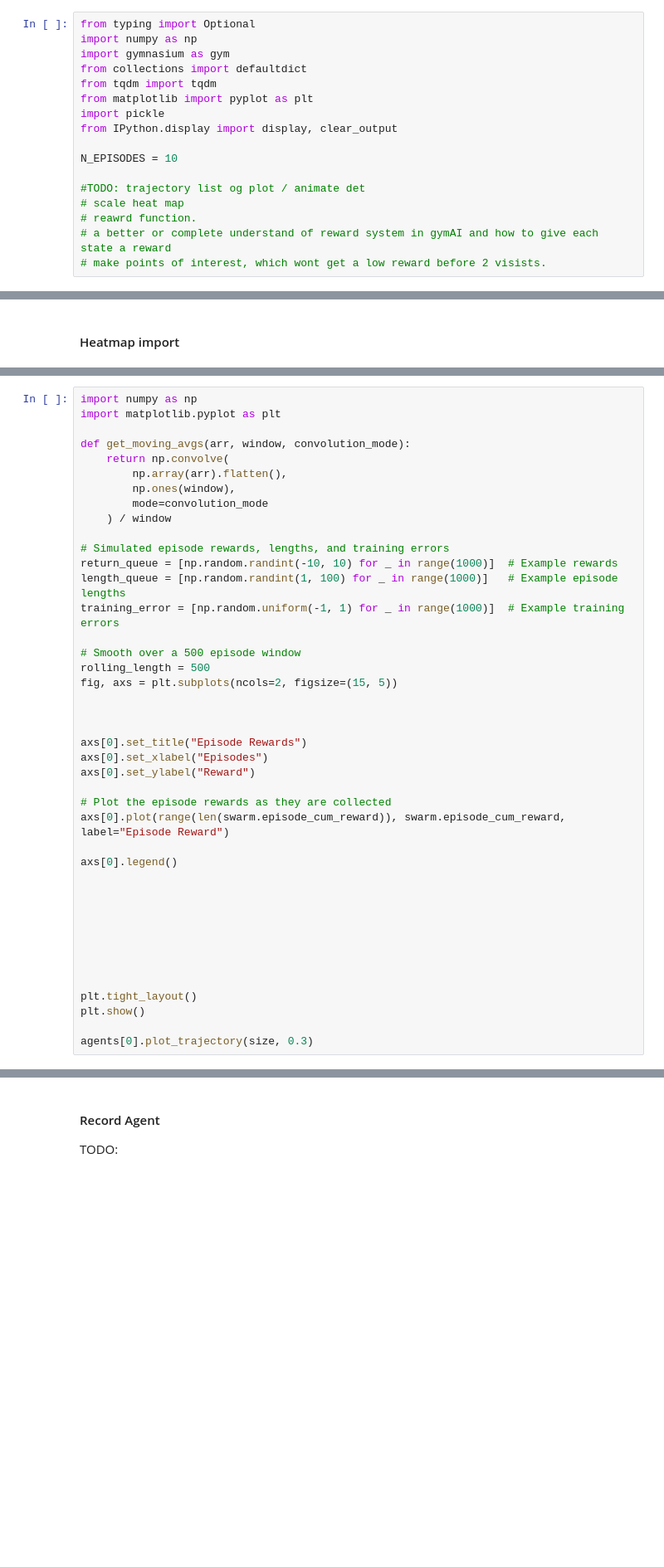
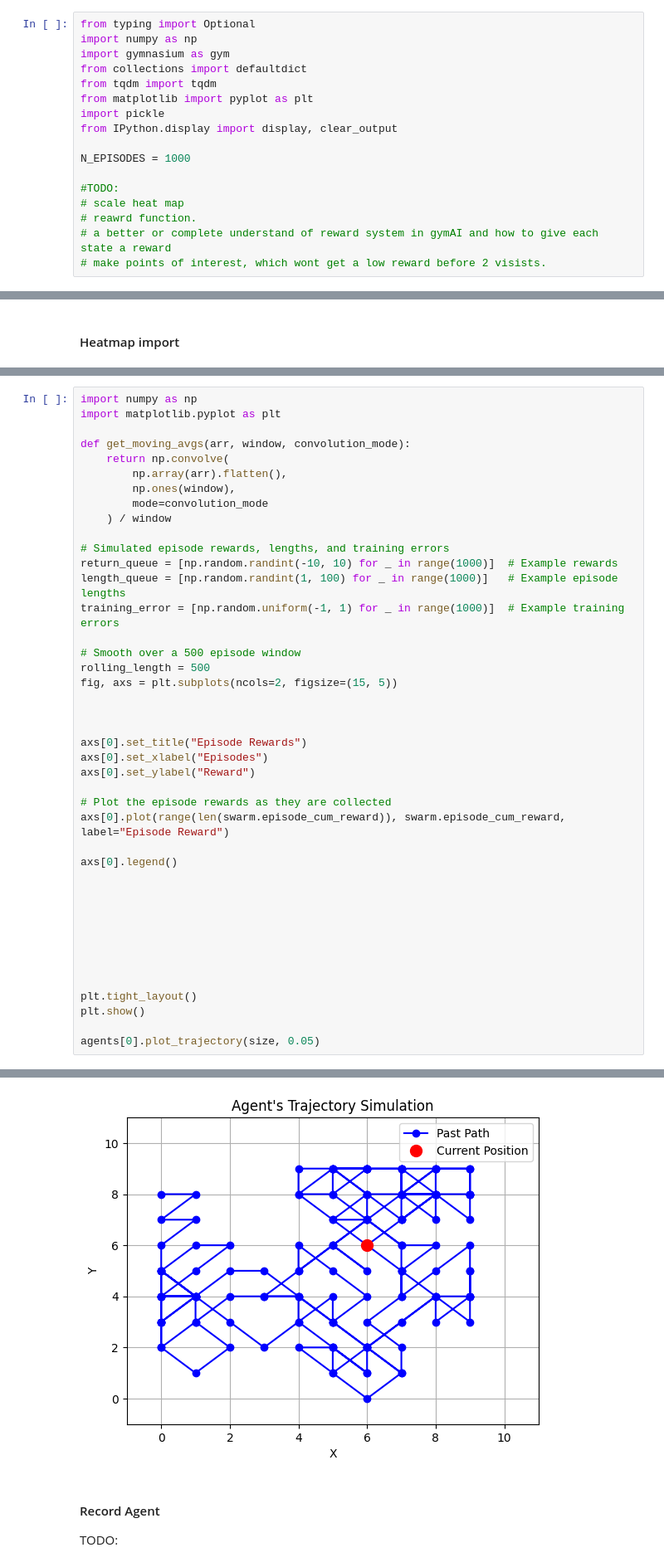
Before and after one commit to TheJoboReal/Bachelor, a Jupyter notebook: src/gym.ipynb, the cells around one changed output, grey strips where cells are left out. Shown: that part at 83% size. Cells and saved outputs as stored; diff of their text form; blank space fills up the shorter version.

```diff
--- a/src/gym.ipynb
+++ b/src/gym.ipynb
@@ -30,9 +30,9 @@ from matplotlib import pyplot as plt
 import pickle
 from IPython.display import display, clear_output
 
-N_EPISODES = 10
+N_EPISODES = 1000
 
-#TODO: trajectory list og plot / animate det
+#TODO:
 # scale heat map
 # reawrd function.
 # a better or complete understand of reward system in gymAI and how to give each state a reward
@@ -468,5 +466,5 @@ axs[0].legend()
 plt.tight_layout()
 plt.show()
 
-agents[0].plot_trajectory(size, 0.3)
+agents[0].plot_trajectory(size, 0.05)
 # %% [output]
@@ -474,3 +471,4 @@ KeyboardInterrupt:
+[figure, added]
 # %% [markdown]
 #### Record Agent
 TODO:
```
Also changed, not shown: parts of 7 cells of this notebook.
